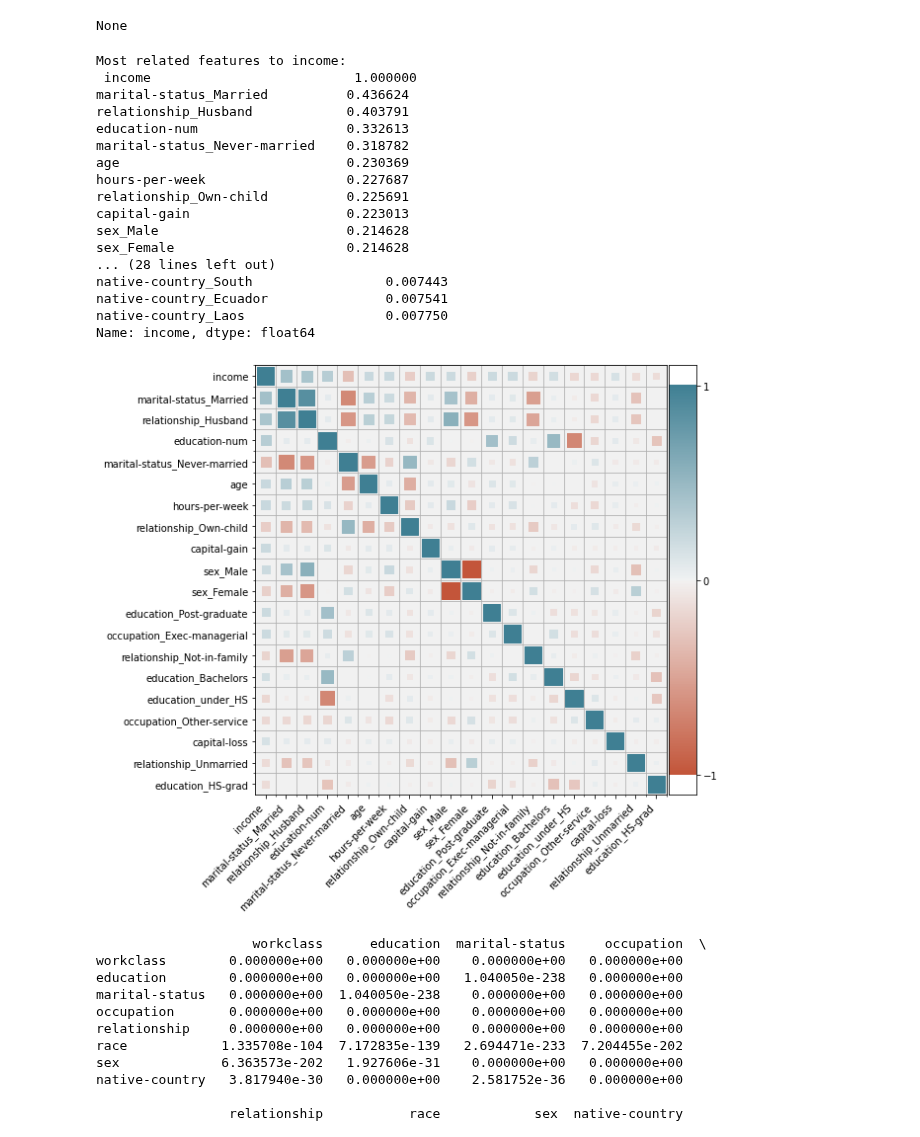
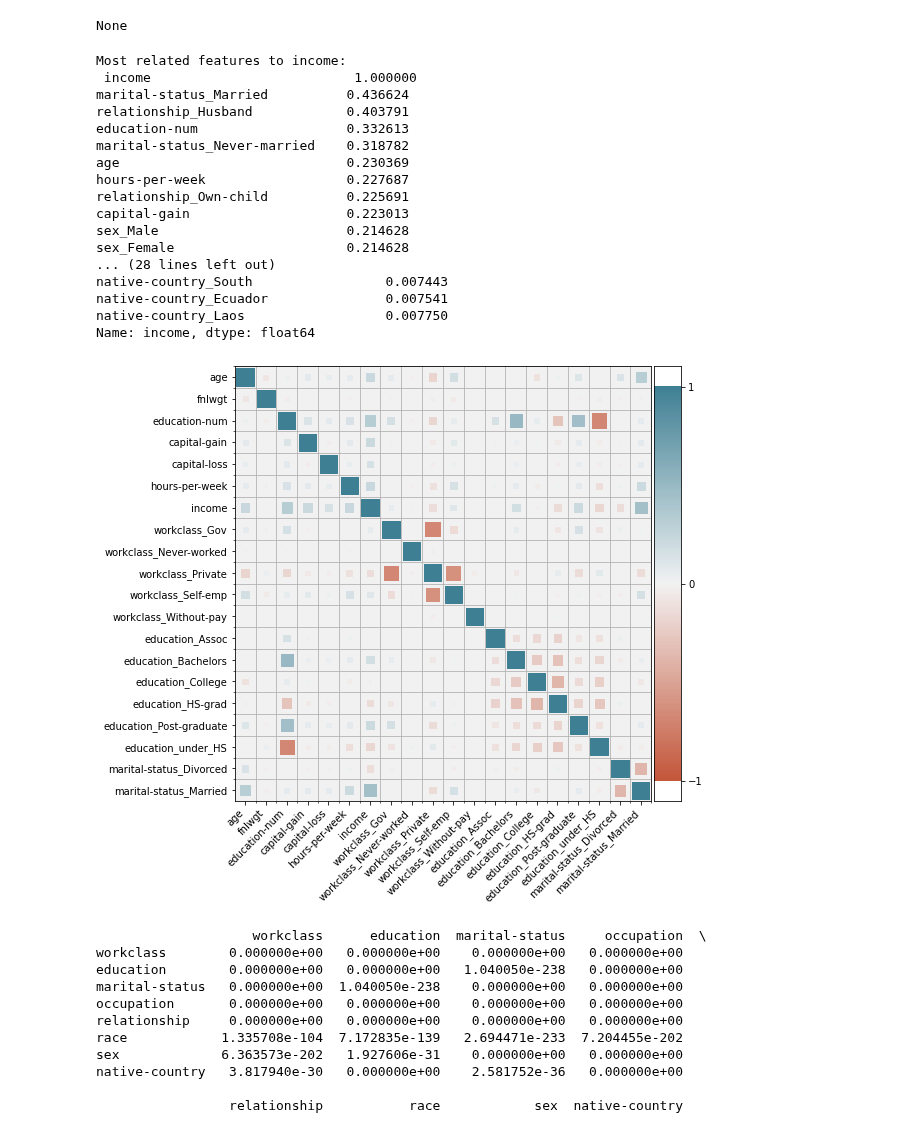
Before and after one commit to tamarvooijs/Applied-Machine-Learning, a Jupyter notebook: Week5/Assignment5_part1.ipynb, the cells around one changed output. Saved outputs shown, nothing was run; the diff lists cells and outputs as text; code cells hidden in the pictures.

```diff
--- a/Week5/Assignment5_part1.ipynb
+++ b/Week5/Assignment5_part1.ipynb
@@ -138,38 +138,33 @@ from sklearn.compose import ColumnTransformer
 # Data preprocessing
 # corr
 X = pd.get_dummies(data,columns=categorical_ix)
-# X_cat = pd.get_dummies(data[['income'] + categorical_ix], columns=categorical_ix)   # X_cat does only contain the income and categorical features
-
 X2 = StandardScaler().fit_transform(X)
 XX = pd.DataFrame(X2,columns=X.columns)
 corr = XX.corr()
 abs_corr = abs(corr['income'])
-
-# highcorr_index = np.argsort(abs_corr)
-highcorr_index = abs_corr.sort_values(ascending=False)     # sorted by largest correlation to income
-
+highcorr_index = np.argsort(abs_corr)
 aa=highcorr_index.index[:20].tolist()
 print("Most related features to income: \n",abs_corr.sort_values(ascending=False)[:20])
 print("Most irrelevent features to income: \n",abs_corr.sort_values(ascending=True)[:20])
 corr2 = XX[aa].corr()
 plt.figure(figsize=(8, 8))
 corrplot(corr2, size_scale=300)
 # %% [output]
 Most related features to income:
  income                          1.000000
 marital-status_Married          0.436624
 relationship_Husband            0.403791
 education-num                   0.332613
 marital-status_Never-married    0.318782
 age                             0.230369
 hours-per-week                  0.227687
 relationship_Own-child          0.225691
 capital-gain                    0.223013
 sex_Male                        0.214628
 sex_Female                      0.214628
 ... (28 lines left out)
 native-country_South                 0.007443
 native-country_Ecuador               0.007541
 native-country_Laos                  0.007750
 Name: income, dtype: float64
-[figure, old version]
+[figure, new version]
```
Also changed, not shown: parts of 16 cells of this notebook.
